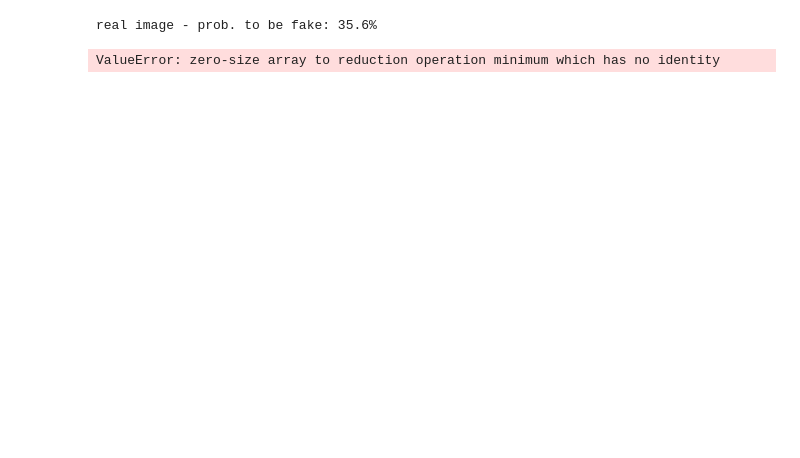
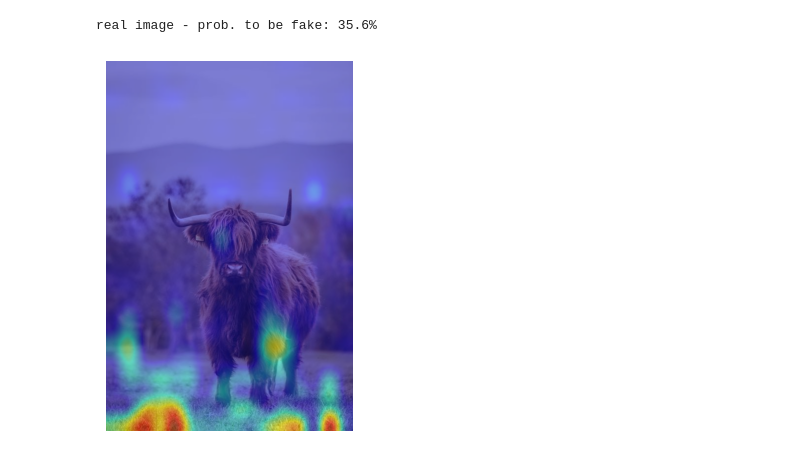
Before and after one commit to MarkBridge11/RINE-extended, a Jupyter notebook: single_inference.ipynb, the cells around one changed output. Saved outputs shown, nothing was run; the diff lists cells and outputs as text; code cells hidden in the pictures; blank space fills up the shorter version.

```diff
--- a/single_inference.ipynb
+++ b/single_inference.ipynb
@@ -121,14 +74,35 @@ def overlay_heatmap(img, heatmap, alpha=0.5):
-# %%
-# get token importance
-token_scores = get_token_importance(model, real_tensor)
-
-# make heatmap
-heatmap = tokens_to_heatmap(token_scores, image_size=real_image.size)
-
-# overlay
-overlay_heatmap(real_image, heatmap, alpha=0.5)
-# %% [output]
-ValueError: zero-size array to reduction operation minimum which has no identity
+# %%
+def map_to_image(block_map, image_size):
+    heatmap = cv2.resize(block_map, image_size, interpolation=cv2.INTER_CUBIC)
+    # normalize 0–1
+    heatmap = (heatmap - heatmap.min()) / (heatmap.max() - heatmap.min() + 1e-6)
+    return heatmap
+# %%
+def overlay_heatmap(img, heatmap, alpha=0.5):
+    cmap = cv2.applyColorMap(np.uint8(255 * heatmap), cv2.COLORMAP_JET)
+    cmap = cv2.cvtColor(cmap, cv2.COLOR_BGR2RGB)
+    overlay = cv2.addWeighted(np.array(img), 1 - alpha, cmap, alpha, 0)
+    return overlay
+# %%
+contrib = get_token_importance(model, real_tensor)
+contrib_map = np.linalg.norm(contrib, axis=-1) # shape: [tokens, blocks]
+contrib_map = contrib_map[1:] # drop CLS
+grid_size = int(np.sqrt(contrib_map.shape[0]))
+#block_maps = contrib_map.reshape(grid_size, grid_size, -1)
+block_maps = []
+for b in range(contrib_map.shape[1]):
+    block_map = contrib_map[:, b].reshape(grid_size, grid_size)
+    block_maps.append(block_map)
+block_maps = np.stack(block_maps)  # [blocks, grid, grid]
+# %%
+heatmap = map_to_image(block_maps[:,:,0], real_image.size)
+overlay = overlay_heatmap(real_image, heatmap, alpha=0.5)
+
+plt.imshow(overlay)
+plt.axis("off")
+plt.show()
+# %% [output]
+[figure, added]
 # %%
 # fake_path = "/content/RINE-extended/demo/zzrybysskm.jpg"
 # fake_image = Image.open(fake_path).convert("RGB")
```
Also changed, not shown: parts of 7 cells of this notebook.
